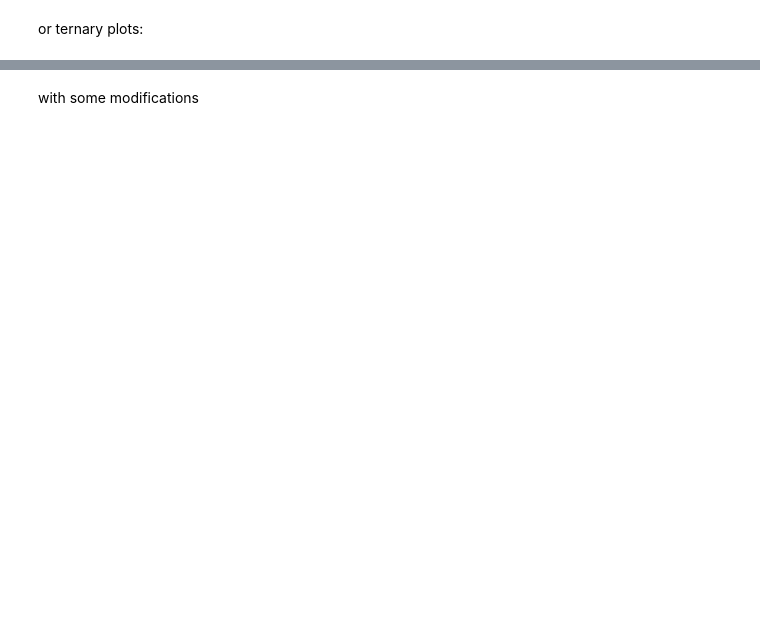
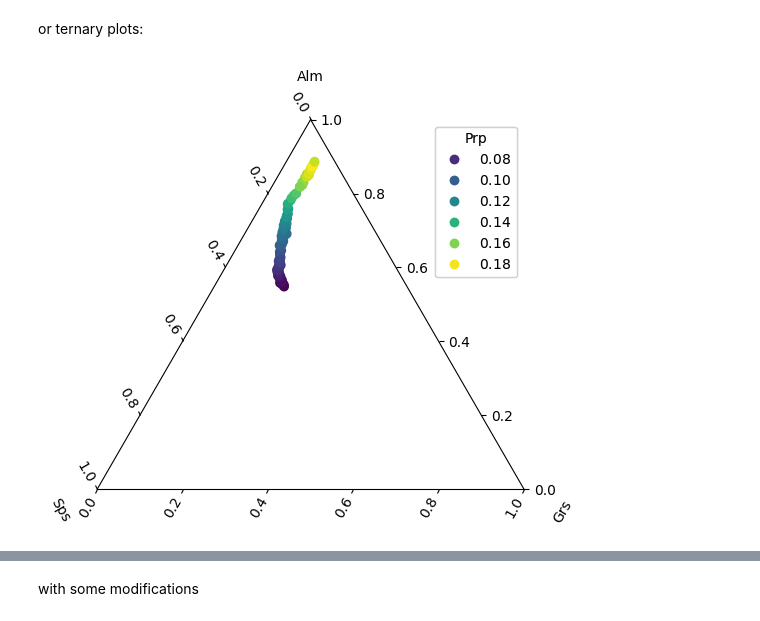
Before and after one commit to ondrolexa/petropandas, a Jupyter notebook: docs/notebooks/tutorial.ipynb, the cells around one changed output, grey strips where cells are left out. Saved outputs shown, nothing was run; the diff lists cells and outputs as text; code cells hidden in the pictures; blank space fills up the shorter version.

```diff
--- a/docs/notebooks/tutorial.ipynb
+++ b/docs/notebooks/tutorial.ipynb
@@ -151,3 +151,7 @@ em.petroplots.profile(percents=True, extra=["Alm"], lim_extra=(25, 75), markers=
 # %% [markdown]
 or ternary plots:
+# %%
+em.petroplots.ternary("Alm", "Sps", "Grs", c="Prp")
+# %% [output]
+[figure, added]
 # %%
```
Also changed, not shown: parts of 4 cells of this notebook, 2 other files.
